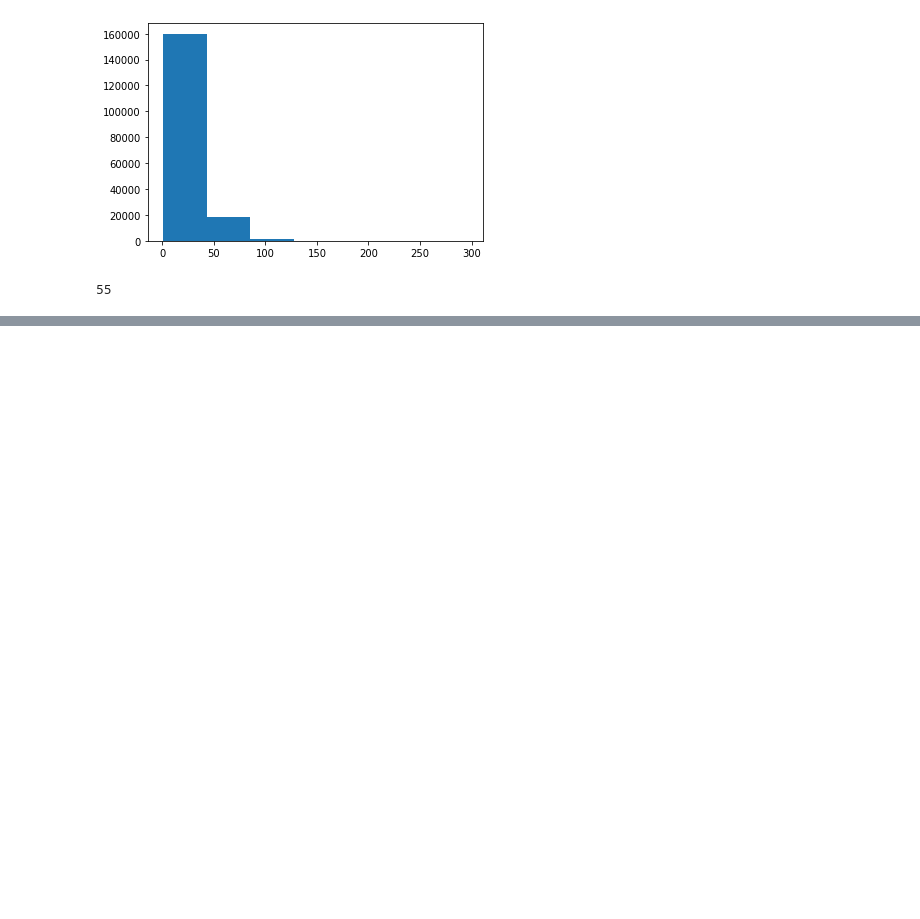
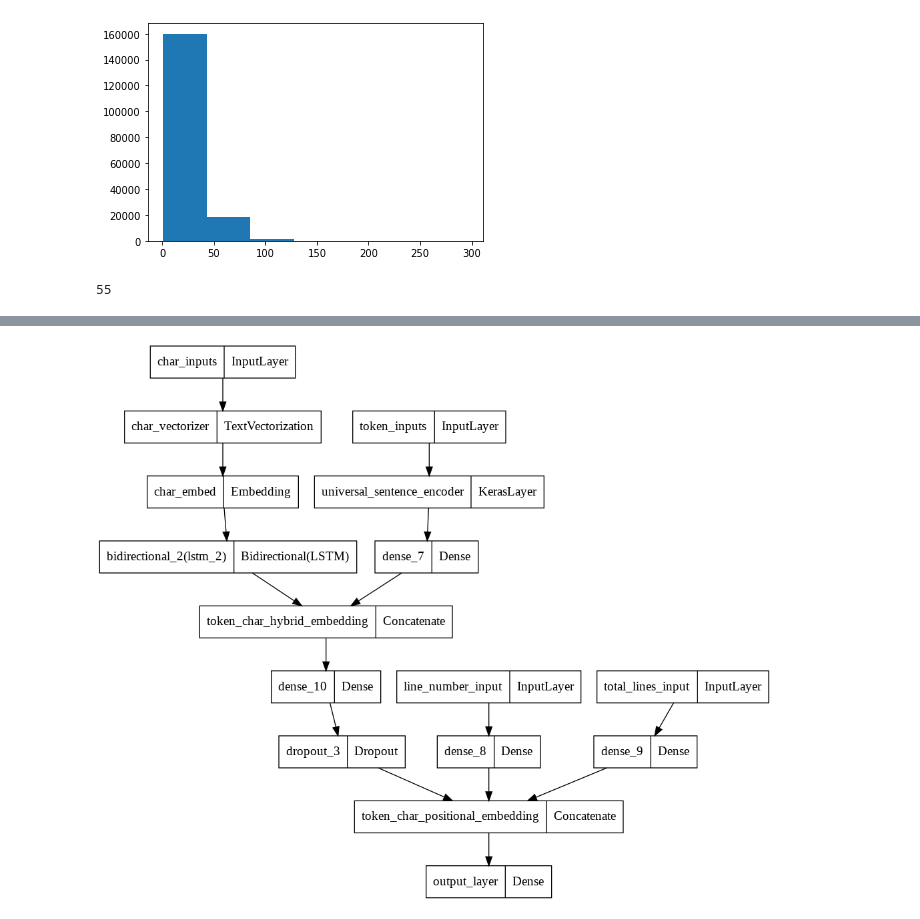
Before and after one commit to SanmayAvhad/Abstract_Skimmer, a Jupyter notebook: AbstractSkimmer.ipynb, the cells around one changed output, grey strips where cells are left out. Saved outputs shown, nothing was run; the diff lists cells and outputs as text; code cells hidden in the pictures; blank space fills up the shorter version.

```diff
--- a/AbstractSkimmer.ipynb
+++ b/AbstractSkimmer.ipynb
@@ -294,0 +410,8 @@ rct_20k_text_vocab = text_vectorizer.get_vocabulary()
+# %%
+NUM_CHAR_TOKENS = len(alphabet) + 2
+char_vectorizer = TextVectorization(max_tokens=NUM_CHAR_TOKENS,
+                                    output_sequence_length=output_seq_char_len,
+                                    standardize="lower_and_strip_punctuation",
+                                    name="char_vectorizer")
+
+char_vectorizer.adapt(train_chars)
@@ -294,0 +443,10 @@ rct_20k_text_vocab = text_vectorizer.get_vocabulary()
+# %%
+char_embed = layers.Embedding(input_dim=NUM_CHAR_TOKENS,
+                              output_dim=25,
+                              mask_zero=False,
+                              name="char_embed")
+
+print(f"Charified text (before vectorization and embedding):\n{random_train_chars}\n")
+char_embed_example = char_embed(char_vectorizer([random_train_chars]))
+print(f"Embedded chars (after vectorization and embedding):\n{char_embed_example}\n")
+print(f"Character embedding shape: {char_embed_example.shape}")
@@ -294,0 +652,5 @@ rct_20k_text_vocab = text_vectorizer.get_vocabulary()
+# %%
+from tensorflow.keras.utils import plot_model
+plot_model(model)
+# %% [output]
+[figure, added]
```
Also changed, not shown: parts of 65 cells of this notebook, 1 other file.
